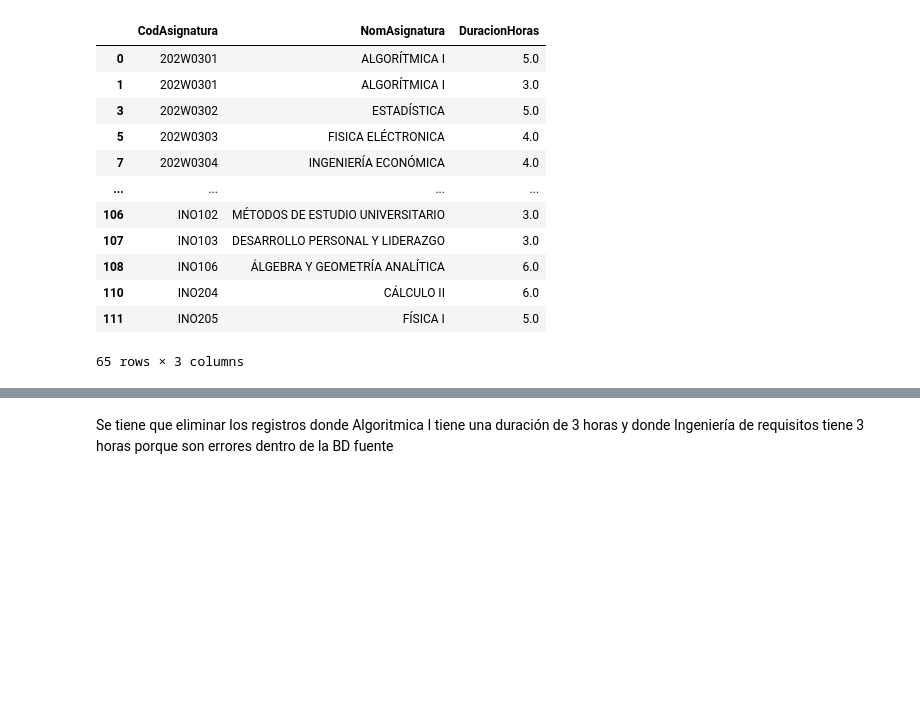
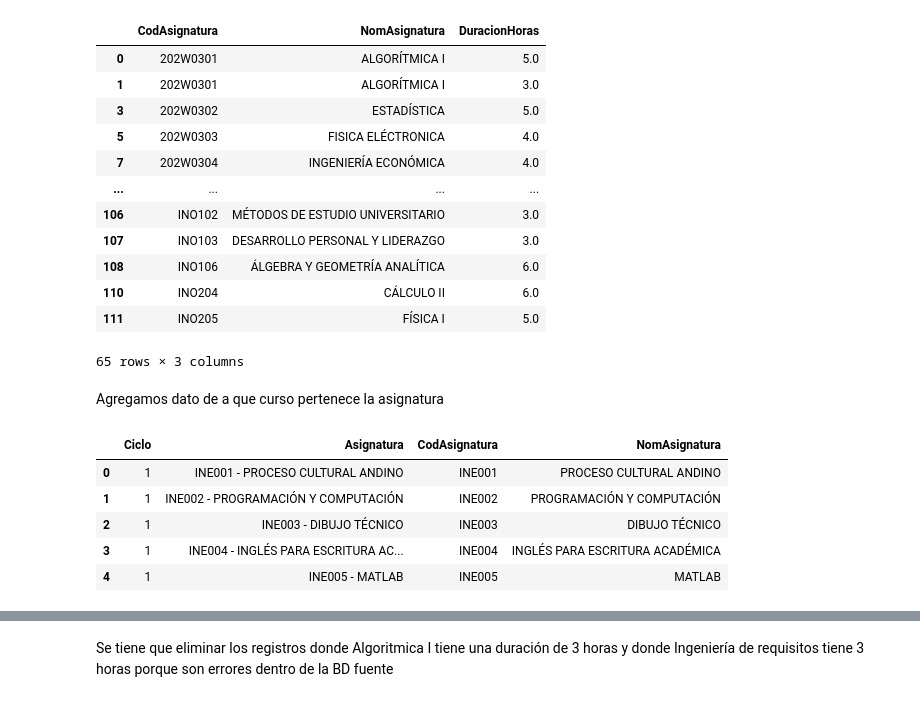
Before and after one commit to NicolasRojasGalaDEV/timeTablingFisiUNMSM, a Jupyter notebook: Extraccion/extraccionDuracionAsignatura.ipynb, the cells around one changed output, grey strips where cells are left out. Cells and saved outputs as stored; diff of their text form; code cells hidden in the pictures; blank space fills up the shorter version.

```diff
--- a/Extraccion/extraccionDuracionAsignatura.ipynb
+++ b/Extraccion/extraccionDuracionAsignatura.ipynb
@@ -156,3 +156,15 @@ duracion_asignatura
 | 110 | INO204 | CÁLCULO II | 6.0 |
 | 111 | INO205 | FÍSICA I | 5.0 |
 65 rows × 3 columns
+# %% [markdown]
+Agregamos dato de a que curso pertenece la asignatura
+# %%
+ciclo_asignatura=pd.read_csv("..\\Data\\Extraidos\\ciclo_asignatura.csv",sep=";",encoding="utf-8-sig")
+ciclo_asignatura.head()
+# %% [output]
+|  | Ciclo | Asignatura | CodAsignatura | NomAsignatura |
+| 0 | 1 | INE001 - PROCESO CULTURAL ANDINO | INE001 | PROCESO CULTURAL ANDINO |
+| 1 | 1 | INE002 - PROGRAMACIÓN Y COMPUTACIÓN | INE002 | PROGRAMACIÓN Y COMPUTACIÓN |
+| 2 | 1 | INE003 - DIBUJO TÉCNICO | INE003 | DIBUJO TÉCNICO |
+| 3 | 1 | INE004 - INGLÉS PARA ESCRITURA AC... | INE004 | INGLÉS PARA ESCRITURA ACADÉMICA |
+| 4 | 1 | INE005 - MATLAB | INE005 | MATLAB |
```
Also changed, not shown: parts of 5 cells of this notebook, 14 other files.
